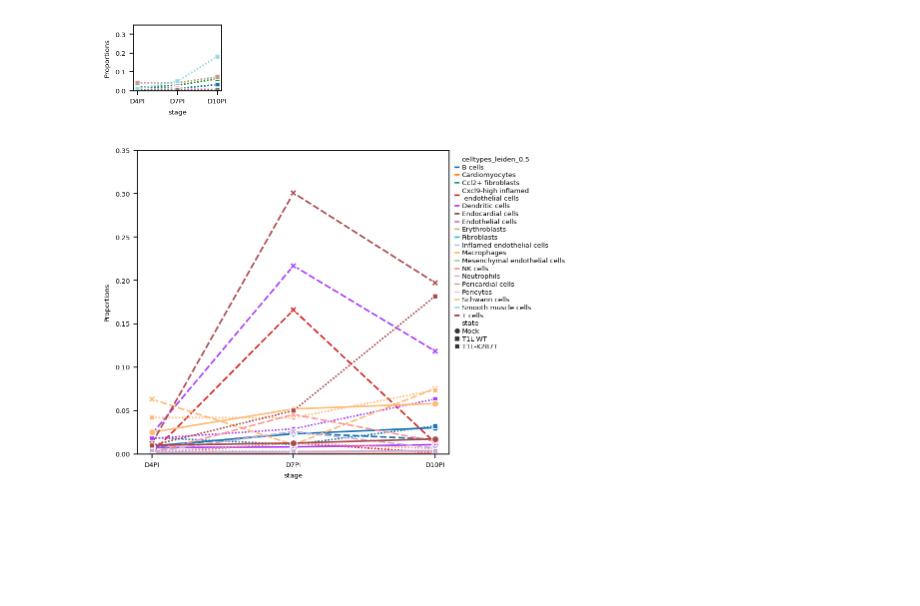
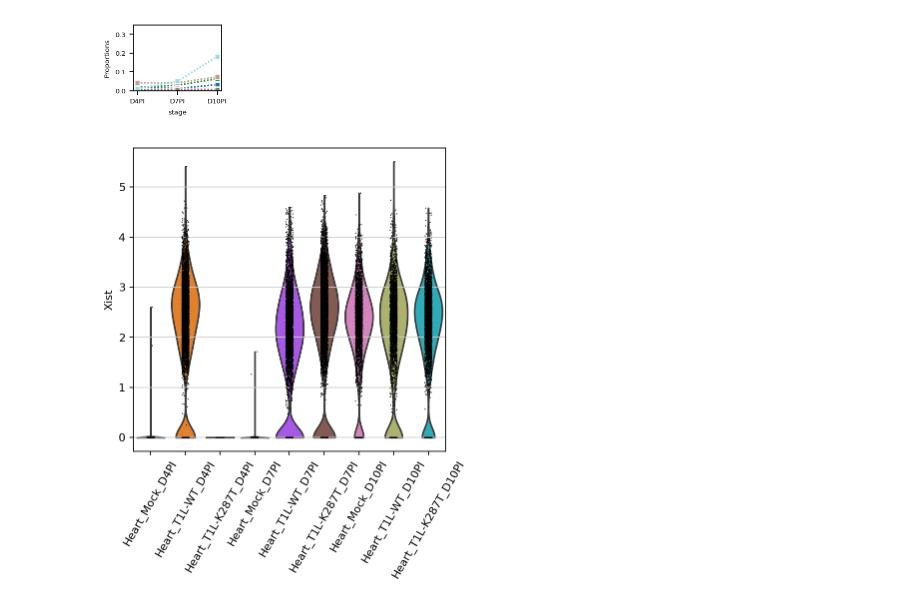
Before and after one commit to madhavmantri/reovirus_induced_myocarditis, a Jupyter notebook: notebooks/heart_scRNAseq_K287T.ipynb, the cells around one changed output. Cells and saved outputs as stored; diff of their text form; code cells hidden in the pictures; blank space fills up the shorter version.

```diff
--- a/notebooks/heart_scRNAseq_K287T.ipynb
+++ b/notebooks/heart_scRNAseq_K287T.ipynb
@@ -522,19 +540,8 @@ plt.savefig("figures/cell_type_comp_t1l_k287T.pdf", facecolor='w', edgecolor='w'
         transparent=True, metadata=None)
 # %% [output]
 [figure]
-# %%
-sc.settings.set_figure_params(dpi_save= 400, fontsize=6, facecolor='white', frameon=True, transparent=True, format="pdf")
-temp = counts[counts["celltypes_leiden_0.5"].isin(coi_list)]
-g, ax = plt.subplots(figsize=(5,5))
-plt.ylim((0,0.35))
-plt.grid(False)
-g = sns.lineplot(x = "stage", y = "Proportions", data= temp, hue = "celltypes_leiden_0.5", style = "state", markers=True)
-# ax.set_xticklabels(ax.get_xticklabels(), rotation=45, horizontalalignment='right')
-ax.legend(bbox_to_anchor = (1.0,1.0))
-plt.legend(ncol=1, prop={'size': 6}, handletextpad=0.5, markerscale = 0.6, frameon = False, labelspacing = 0.2, bbox_to_anchor = (1.0,1.0))
-# plt.tight_layout()
-plt.savefig("figures/temp.pdf", facecolor='w', edgecolor='w',
-        orientation='potrait', format="pdf",
-        transparent=True, metadata=None)
-# %% [output]
-[figure, removed]
+# %%
+sc.settings.set_figure_params(dpi_save= 400, fontsize=10, facecolor='white', figsize=(5,5), frameon=True, transparent=True, format="pdf")
+sc.pl.violin(heart_infection_sc_K287T, keys="Xist", groupby="sample", rotation=60)
+# %% [output]
+[figure, added]
```
Also changed, not shown: parts of 3 cells of this notebook, 12 other files.
